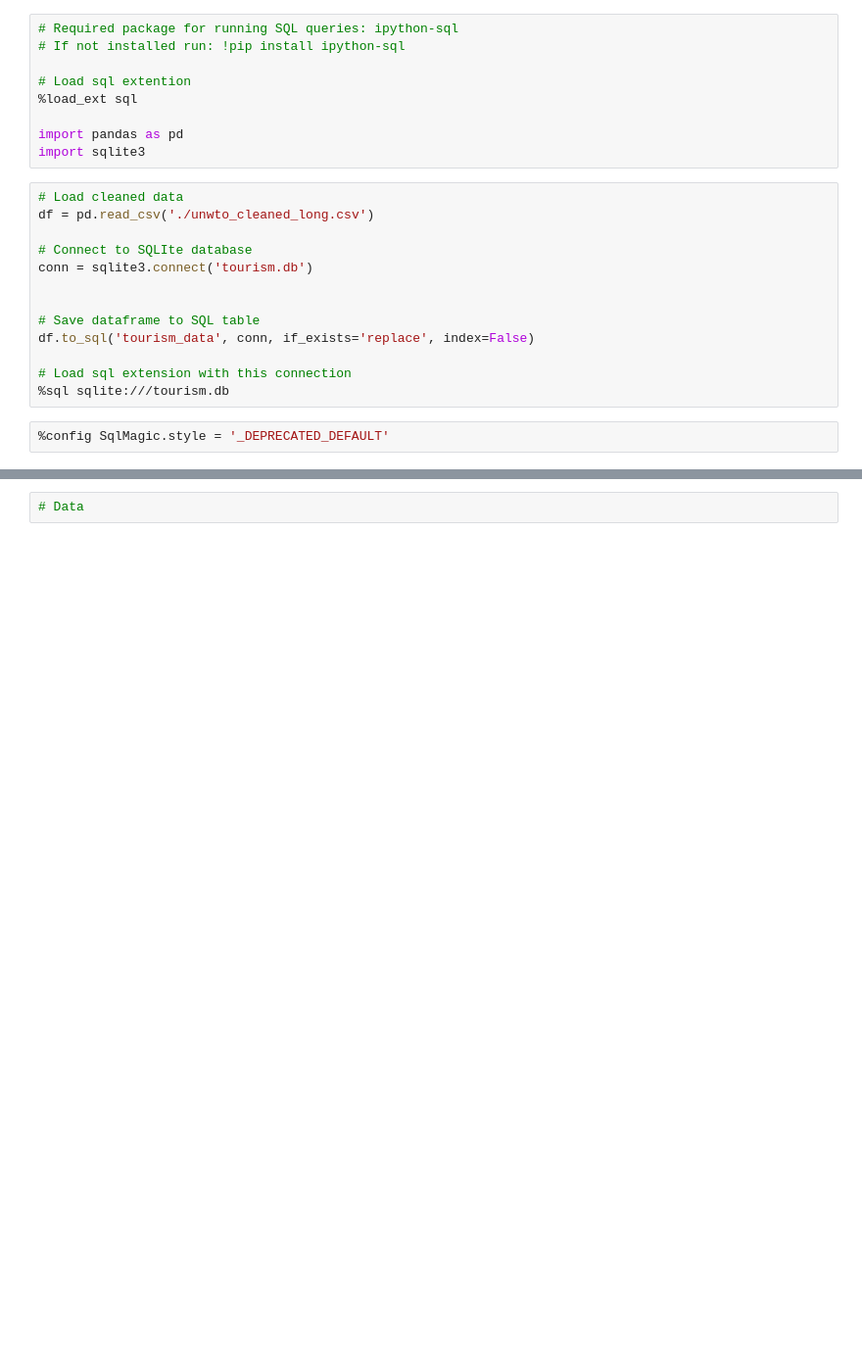
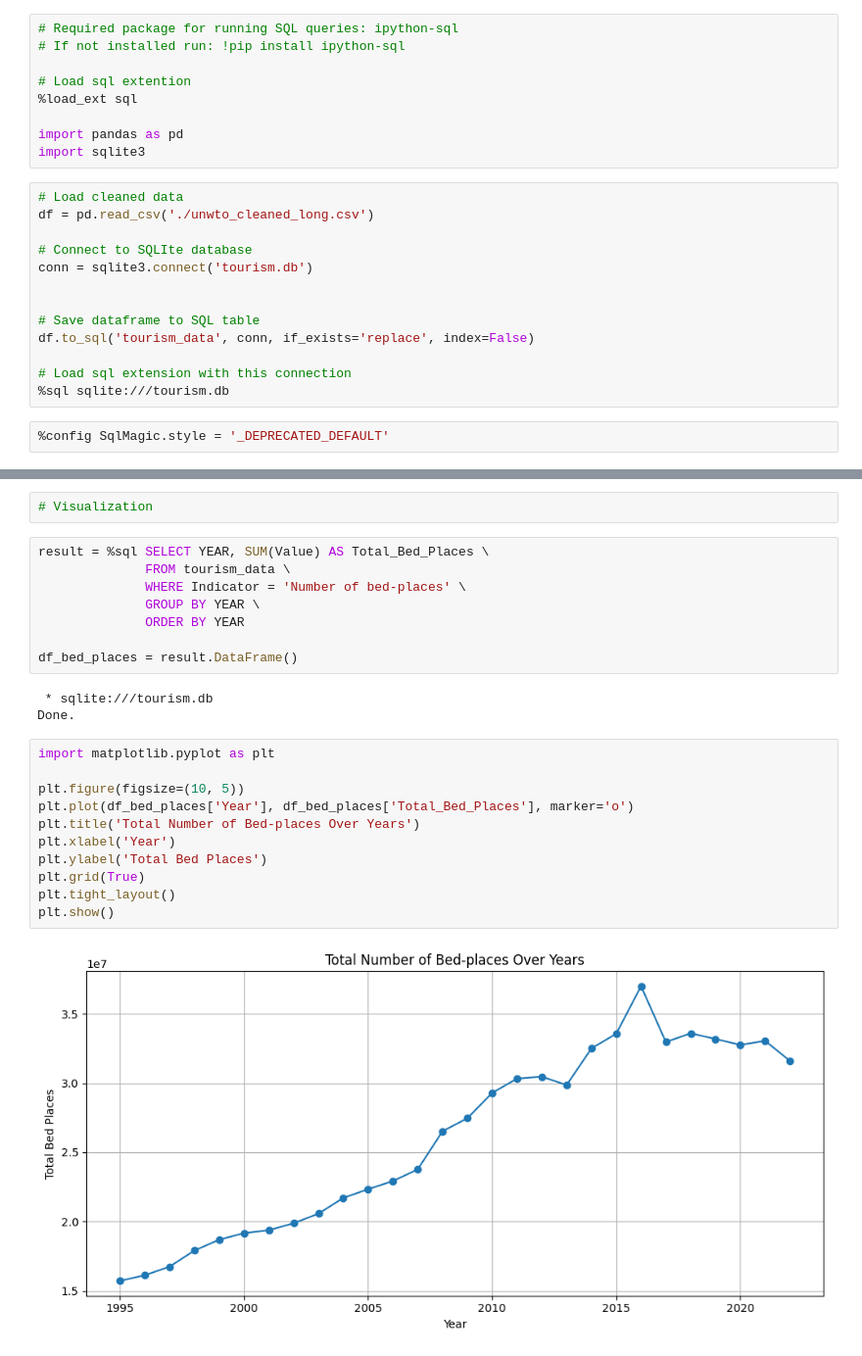
Before and after one commit to Fsepehrpour/Tourism-Analytics, a Jupyter notebook: 04-Tourism-Demand-Trend-Analysis/sql-analysis.ipynb, the cells around one changed output, grey strips where cells are left out. Shown: that part at 98% size. Cells and saved outputs as stored; diff of their text form; blank space fills up the shorter version.

```diff
--- a/04-Tourism-Demand-Trend-Analysis/sql-analysis.ipynb
+++ b/04-Tourism-Demand-Trend-Analysis/sql-analysis.ipynb
@@ -31,2 +77,26 @@ SyntaxError: invalid syntax (3229109774.py, line 3)
 # %%
-# Data
+# Visualization
+# %%
+result = %sql SELECT YEAR, SUM(Value) AS Total_Bed_Places \
+              FROM tourism_data \
+              WHERE Indicator = 'Number of bed-places' \
+              GROUP BY YEAR \
+              ORDER BY YEAR
+
+df_bed_places = result.DataFrame()
+# %% [output]
+ * sqlite:///tourism.db
+Done.
+# %%
+import matplotlib.pyplot as plt
+
+plt.figure(figsize=(10, 5))
+plt.plot(df_bed_places['Year'], df_bed_places['Total_Bed_Places'], marker='o')
+plt.title('Total Number of Bed-places Over Years')
+plt.xlabel('Year')
+plt.ylabel('Total Bed Places')
+plt.grid(True)
+plt.tight_layout()
+plt.show()
+# %% [output]
+[figure, added]
```
Also changed, not shown: parts of 24 cells of this notebook, 4 other files.
